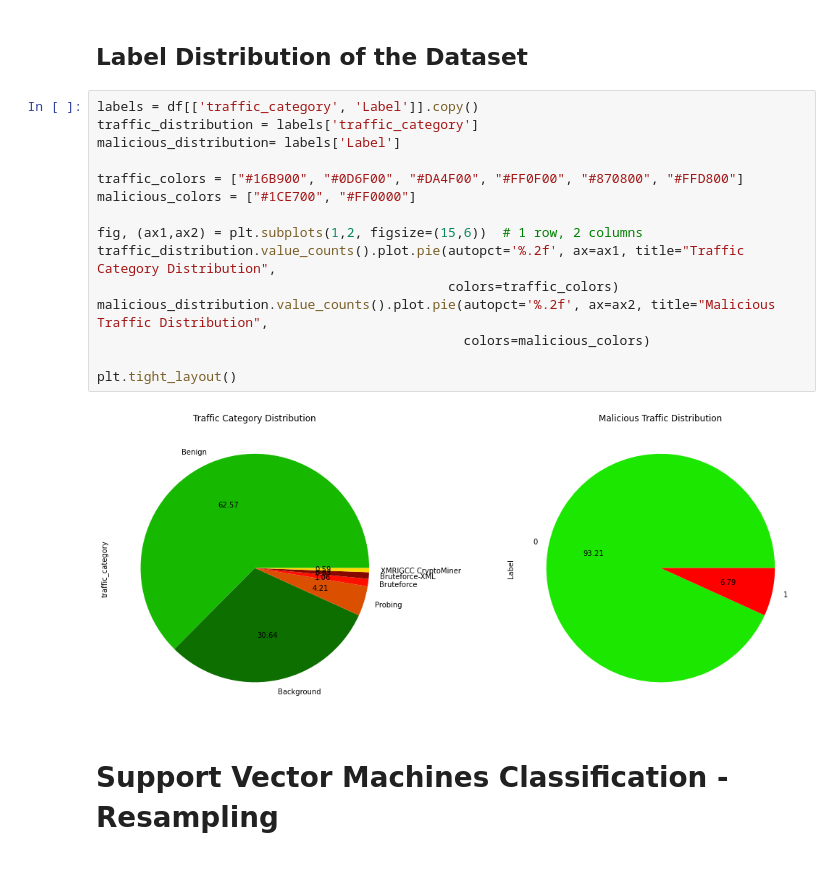
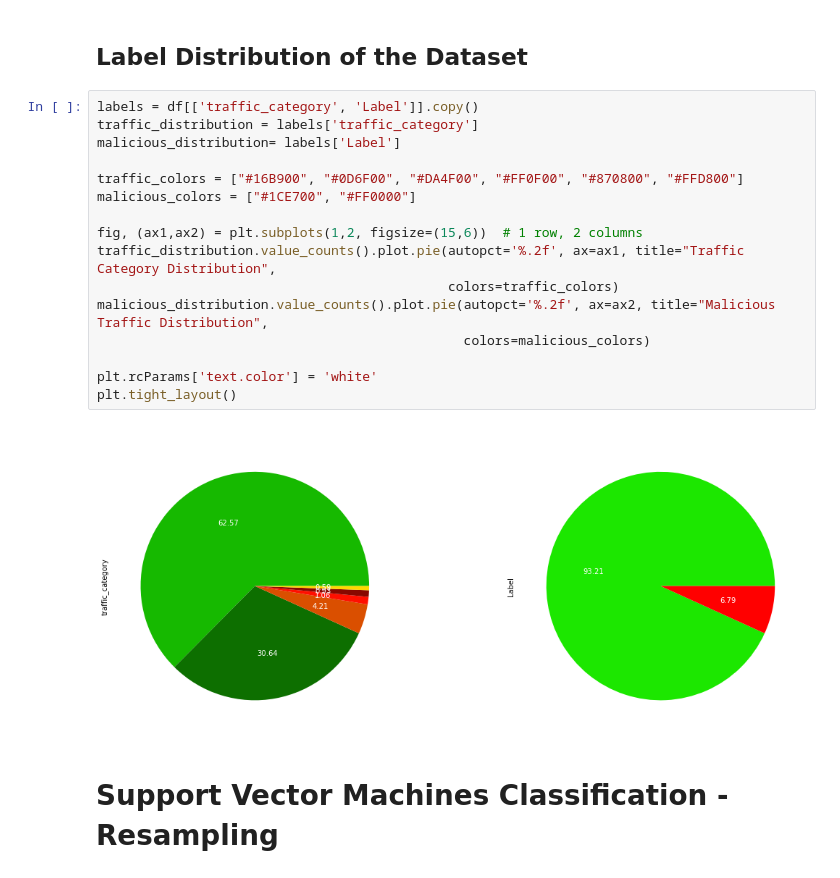
Before and after one commit to ererdfdfcvcv/hikari2021-malicious_traffic_analysis, a Jupyter notebook: traffic_analysis_balancing_methods.ipynb, the cells around one changed output. Cells and saved outputs as stored; diff of their text form.

```diff
--- a/traffic_analysis_balancing_methods.ipynb
+++ b/traffic_analysis_balancing_methods.ipynb
@@ -23,20 +23,21 @@ df = pd.read_csv("ALLFLOWMETER_HIKARI2021.csv")
 # %%
 labels = df[['traffic_category', 'Label']].copy()
 traffic_distribution = labels['traffic_category']
 malicious_distribution= labels['Label']
 
 traffic_colors = ["#16B900", "#0D6F00", "#DA4F00", "#FF0F00", "#870800", "#FFD800"]
 malicious_colors = ["#1CE700", "#FF0000"]
 
 fig, (ax1,ax2) = plt.subplots(1,2, figsize=(15,6))  # 1 row, 2 columns
 traffic_distribution.value_counts().plot.pie(autopct='%.2f', ax=ax1, title="Traffic Category Distribution",
                                              colors=traffic_colors)
 malicious_distribution.value_counts().plot.pie(autopct='%.2f', ax=ax2, title="Malicious Traffic Distribution",
                                                colors=malicious_colors)
 
+plt.rcParams['text.color'] = 'white'
 plt.tight_layout()
 # %% [output]
-[figure, old version]
+[figure, new version]
 # %% [markdown]
 # Support Vector Machines Classification - Resampling
 # %% [markdown]
```
Also changed, not shown: parts of 5 cells of this notebook.
